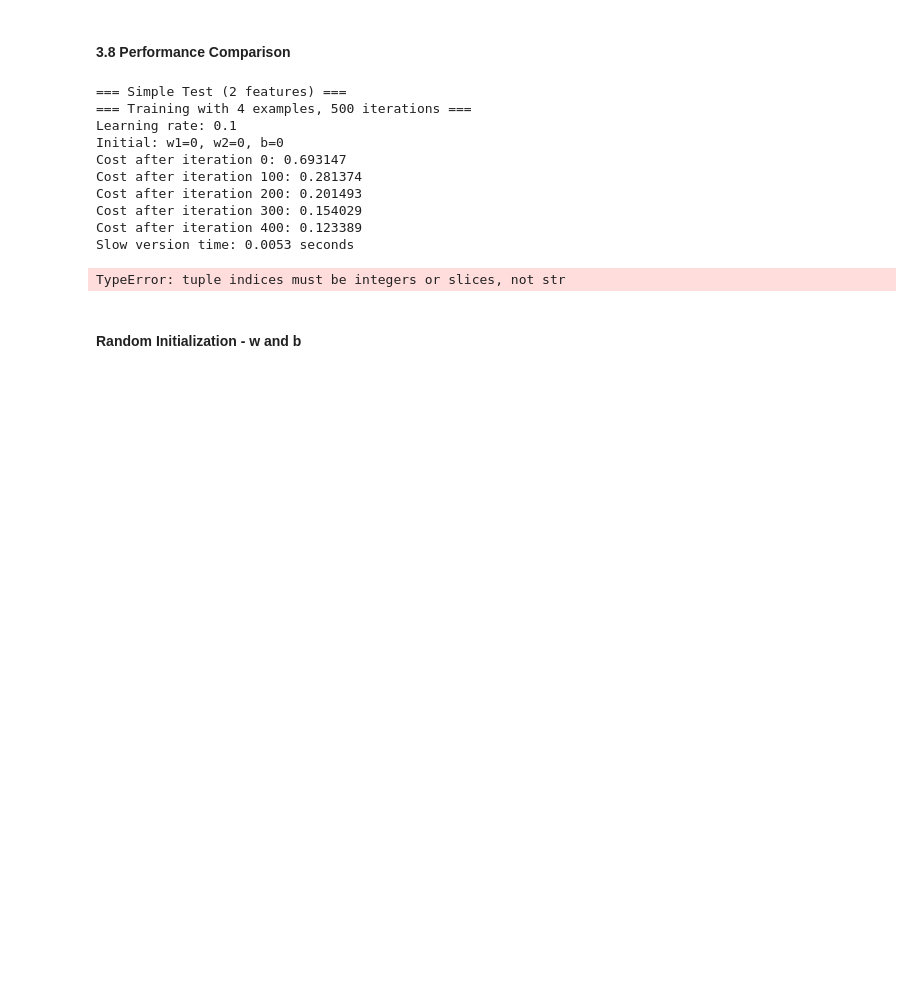
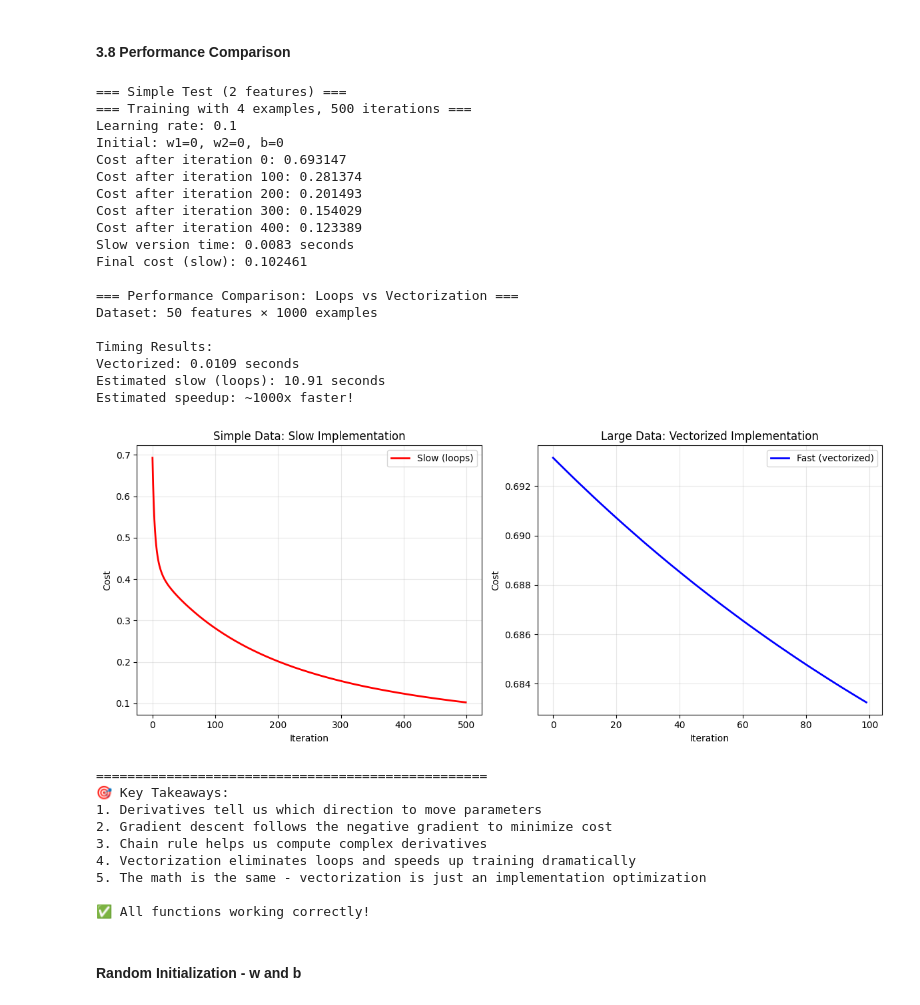
Before and after one commit to SanjoyPator1/WebDevLearning, a Jupyter notebook: C1 - Neural Networks and Deep Learning/Code/c1-w2-03-logistic-regression-neural-network-mindset-code.ipynb, the cells around one changed output. Cells and saved outputs as stored; diff of their text form; code cells hidden in the pictures; blank space fills up the shorter version.

Commit message:
deep-learning: code updated for bug - performance

```diff
--- a/C1 - Neural Networks and Deep Learning/Code/c1-w2-03-logistic-regression-neural-network-mindset-code.ipynb
+++ b/C1 - Neural Networks and Deep Learning/Code/c1-w2-03-logistic-regression-neural-network-mindset-code.ipynb
@@ -1100,7 +1100,7 @@ result_slow = logistic_regression_slow(X_simple, Y_simple, num_iterations=500, l
 slow_time = time.time() - start_time
 
 print(f"Slow version time: {slow_time:.4f} seconds")
-print(f"Final cost (slow): {result_slow['costs'][-1]:.6f}")
+print(f"Final cost (slow): {costs[-1]:.6f}")
 
 # Now test with larger data
 print("\n=== Performance Comparison: Loops vs Vectorization ===")
@@ -1126,10 +1126,14 @@ print(f"Estimated slow (loops): {estimated_slow_time:.2f} seconds")
 print(f"Estimated speedup: ~{estimated_slow_time/fast_time:.0f}x faster!")
 
 # Plot comparison of the simple case
+# Plot comparison of the simple case
 plt.figure(figsize=(12, 5))
 
+# Unpack the tuple returned by logistic_regression_slow
+w1_final, w2_final, b_final, costs_slow = result_slow
+
 plt.subplot(1, 2, 1)
-plt.plot(result_slow['costs'], 'r-', linewidth=2, label='Slow (loops)')
+plt.plot(costs_slow, 'r-', linewidth=2, label='Slow (loops)')
 plt.xlabel('Iteration')
 plt.ylabel('Cost')
 plt.title('Simple Data: Slow Implementation')
@@ -1139,35 +1143,53 @@ plt.legend()
 plt.subplot(1, 2, 2)
 plt.plot(result_fast['costs'], 'b-', linewidth=2, label='Fast (vectorized)')
 plt.xlabel('Iteration')
 plt.ylabel('Cost')
 plt.title('Large Data: Vectorized Implementation')
 plt.grid(True, alpha=0.3)
 plt.legend()
 
 plt.tight_layout()
 plt.show()
 
 print("\n" + "="*50)
 print("🎯 Key Takeaways:")
 print("1. Derivatives tell us which direction to move parameters")
 print("2. Gradient descent follows the negative gradient to minimize cost")
 print("3. Chain rule helps us compute complex derivatives")
 print("4. Vectorization eliminates loops and speeds up training dramatically")
 print("5. The math is the same - vectorization is just an implementation optimization")
 
 print(f"\n✅ All functions working correctly!")
 # %% [output]
 === Simple Test (2 features) ===
 === Training with 4 examples, 500 iterations ===
 Learning rate: 0.1
 Initial: w1=0, w2=0, b=0
 Cost after iteration 0: 0.693147
 Cost after iteration 100: 0.281374
 Cost after iteration 200: 0.201493
 Cost after iteration 300: 0.154029
 Cost after iteration 400: 0.123389
-Slow version time: 0.0053 seconds
+Slow version time: 0.0083 seconds
+Final cost (slow): 0.102461
+
+=== Performance Comparison: Loops vs Vectorization ===
+Dataset: 50 features × 1000 examples
+
+Timing Results:
+Vectorized: 0.0109 seconds
+Estimated slow (loops): 10.91 seconds
+Estimated speedup: ~1000x faster!
+[figure, added]
-TypeError: tuple indices must be integers or slices, not str
+==================================================
+🎯 Key Takeaways:
+1. Derivatives tell us which direction to move parameters
+2. Gradient descent follows the negative gradient to minimize cost
+3. Chain rule helps us compute complex derivatives
+4. Vectorization eliminates loops and speeds up training dramatically
+5. The math is the same - vectorization is just an implementation optimization
+
+✅ All functions working correctly!
 # %% [markdown]
 #### Random Initialization - w and b
 # %%
```
